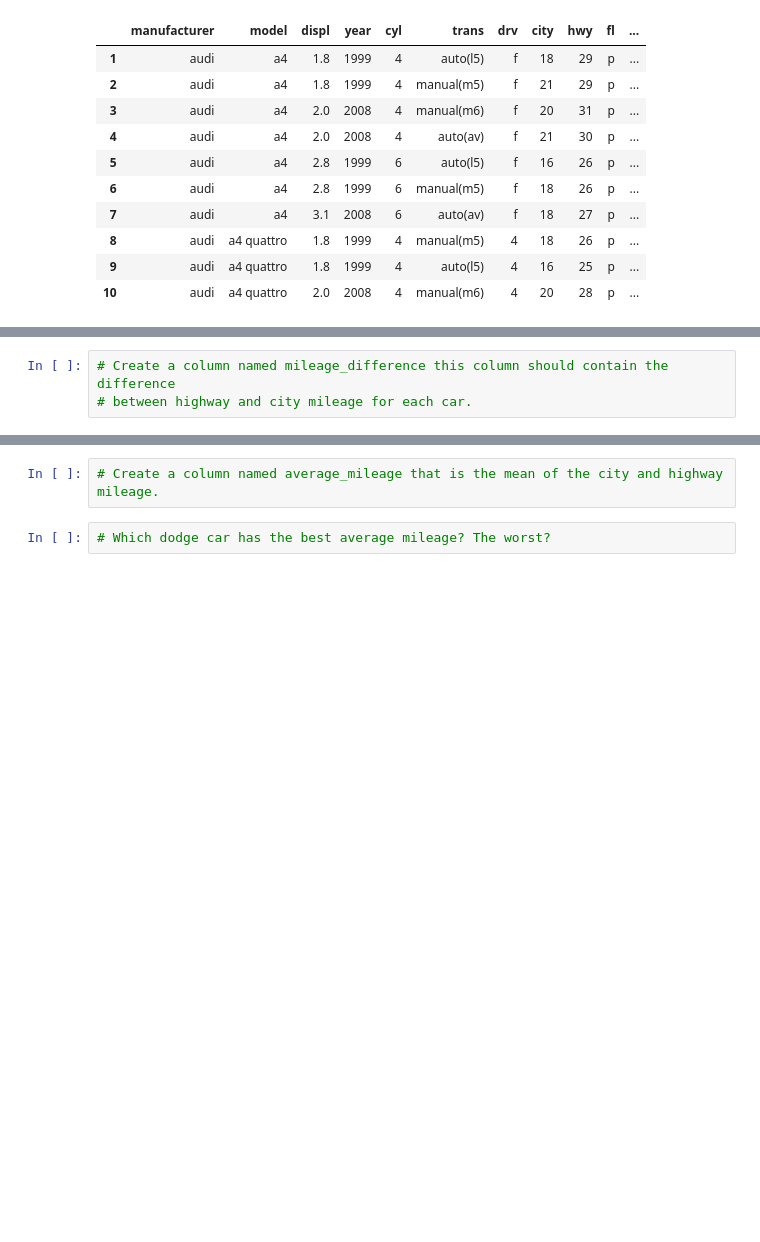
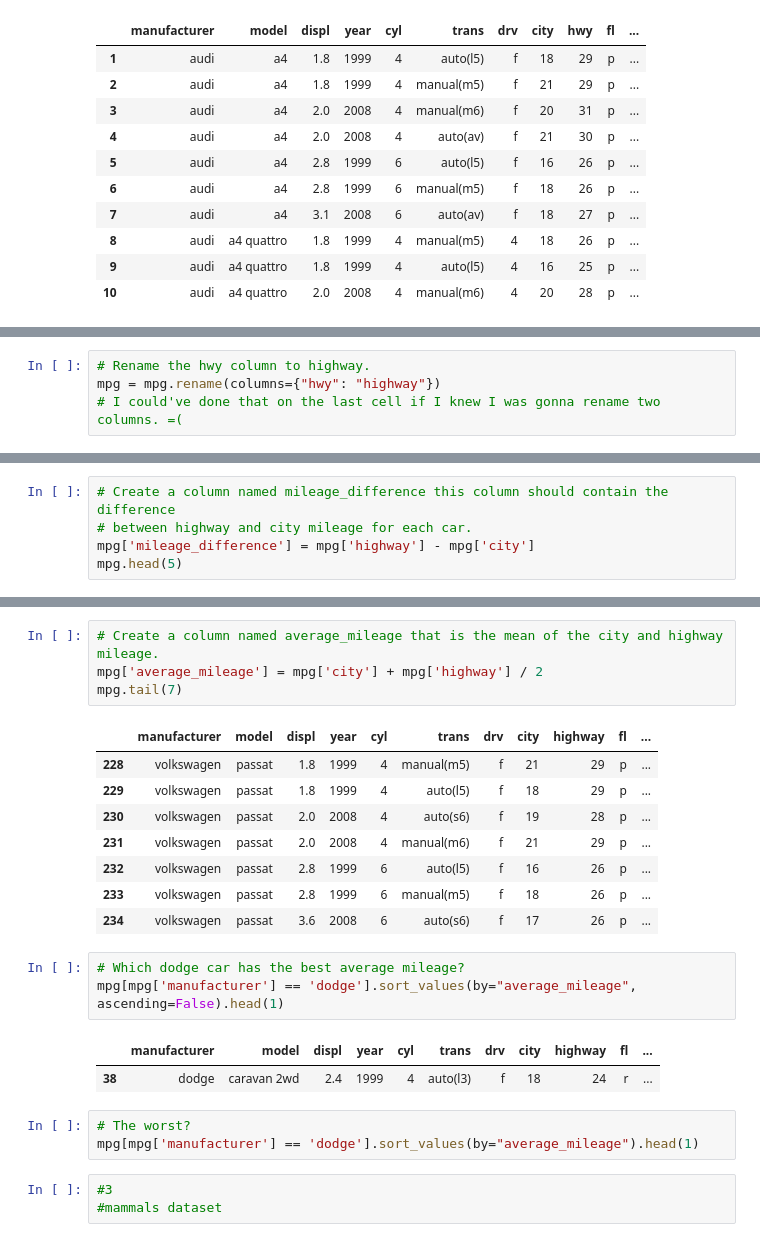
Before and after one commit to flambuth/python-exercises, a Jupyter notebook: pandas_dataframes.ipynb, the cells around one changed output, grey strips where cells are left out. Saved outputs shown, nothing was run; the diff lists cells and outputs as text; blank space fills up the shorter version.

Commit message:
almost done with mammals

```diff
--- a/pandas_dataframes.ipynb
+++ b/pandas_dataframes.ipynb
@@ -196,2 +194,6 @@ mpg.head(10)
+# %%
+# Rename the hwy column to highway.
+mpg = mpg.rename(columns={"hwy": "highway"})
+# I could've done that on the last cell if I knew I was gonna rename two columns. =(
 # %%
 # Do any cars have better city mileage than highway mileage?
@@ -198,3 +204,5 @@ mpg.head(10)
 # %%
 # Create a column named mileage_difference this column should contain the difference
 # between highway and city mileage for each car.
+mpg['mileage_difference'] = mpg['highway'] - mpg['city']
+mpg.head(5)
@@ -205,4 +240,25 @@ mpg.head(10)
 # %%
 # Create a column named average_mileage that is the mean of the city and highway mileage.
+mpg['average_mileage'] = mpg['city'] + mpg['highway'] / 2
+mpg.tail(7)
+# %% [output]
+|  | manufacturer | model | displ | year | cyl | trans | drv | city | highway | fl | ... |
+| 228 | volkswagen | passat | 1.8 | 1999 | 4 | manual(m5) | f | 21 | 29 | p | ... |
+| 229 | volkswagen | passat | 1.8 | 1999 | 4 | auto(l5) | f | 18 | 29 | p | ... |
+| 230 | volkswagen | passat | 2.0 | 2008 | 4 | auto(s6) | f | 19 | 28 | p | ... |
+| 231 | volkswagen | passat | 2.0 | 2008 | 4 | manual(m6) | f | 21 | 29 | p | ... |
+| 232 | volkswagen | passat | 2.8 | 1999 | 6 | auto(l5) | f | 16 | 26 | p | ... |
+| 233 | volkswagen | passat | 2.8 | 1999 | 6 | manual(m5) | f | 18 | 26 | p | ... |
+| 234 | volkswagen | passat | 3.6 | 2008 | 6 | auto(s6) | f | 17 | 26 | p | ... |
 # %%
-# Which dodge car has the best average mileage? The worst?
+# Which dodge car has the best average mileage?
+mpg[mpg['manufacturer'] == 'dodge'].sort_values(by="average_mileage", ascending=False).head(1)
+# %% [output]
+|  | manufacturer | model | displ | year | cyl | trans | drv | city | highway | fl | ... |
+| 38 | dodge | caravan 2wd | 2.4 | 1999 | 4 | auto(l3) | f | 18 | 24 | r | ... |
+# %%
+# The worst?
+mpg[mpg['manufacturer'] == 'dodge'].sort_values(by="average_mileage").head(1)
+# %%
+#3
+#mammals dataset
```
Also changed, not shown: parts of 16 cells of this notebook.
